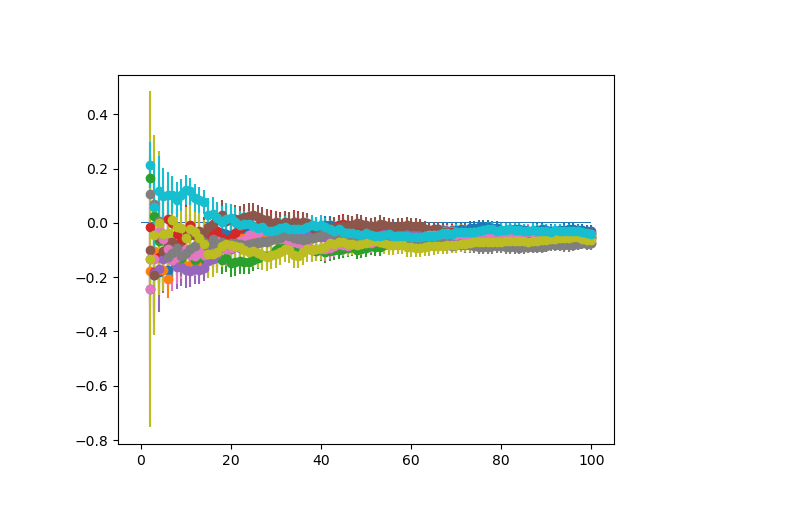
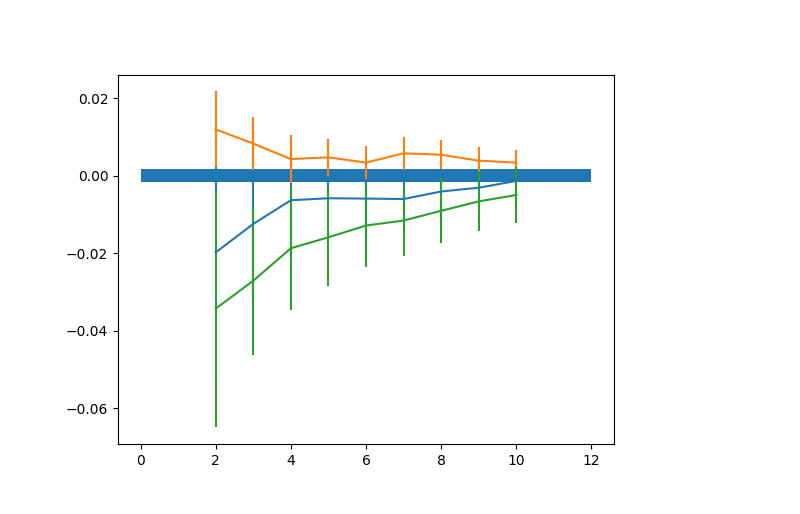
Before and after one commit to claudiopica/HiRep, a Jupyter notebook: PureGauge/tune_analysis.ipynb, the cells around one changed output. Cells and saved outputs as stored; diff of their text form; code cells hidden in the pictures.

Commit message:
cosmetic for the tuning

```diff
--- a/PureGauge/tune_analysis.ipynb
+++ b/PureGauge/tune_analysis.ipynb
@@ -17,22 +17,22 @@ def stepcounter(idx:int,idxmax:list):
 
 
 def read_outfile(linfile_name:str):
-
+    header=True
     with open(linfile_name) as lfile:
         for lline in lfile:
-            if("[INIT ML][0]number of MultiLevels=" in lline):
+            if("[INIT ML][0]number of MultiLevels=" in lline and header):
                 nllev = int(re.split("=",lline)[1])
                 nit_tune_levels=[None]* nllev
                 gbidx=toridx=-1
 
-            elif("[INIT ML][0]ML tuning level=" in lline):
+            elif("[INIT ML][0]ML tuning level=" in lline and header):
                 tunelev = int(re.split("=",lline)[1])
                 nit_tune_levels=nit_tune_levels[:(tunelev+1)]
                 print(f"Output file contain tuning on lev:{tunelev}")
-                print(f"Each conf contains {np.prod(nit_tune_levels)} different measures split along {nit_tune_levels} remaining update levels")
+                print(f"Each conf contains {np.prod(nit_tune_levels)} different measures split along {tunelev+1} remaining update levels")
 
                 store=[]
-            elif("[INIT ML][0]lev " in lline):
+            elif("[INIT ML][0]lev " in lline and header):
                 stringsplit = re.split("=| ",lline)
                 llevid=int(stringsplit[2])
                 lup=int(stringsplit[4])
@@ -41,14 +41,17 @@ def read_outfile(linfile_name:str):
                 cnfgid=int(lline.split()[1])
                 assert(np.mod(gbidx,np.prod(nit_tune_levels))== np.prod(nit_tune_levels)-1)
                 assert(np.mod(toridx,np.prod(nit_tune_levels))== np.prod(nit_tune_levels)-1)
+                header=False
+            elif("[MEASURE_TUNE][0]Glueball operator tune measure" in lline):
+                (gbidx,idxlst) = stepcounter(gbidx,nit_tune_levels)
+            elif("[MEASURE_TUNE][0]Torellon operator tune measure" in lline):
+                (toridx,idxlst) = stepcounter(toridx,nit_tune_levels)
             elif("[Measure ML][0]1pt function P=" in lline or "[Measure ML][0]1ptTor function P=" in lline):
                 stringsplit = lline.split()
                 if(stringsplit[1]=='ML][0]1pt'):
                     typestring="glueball"
-                    (gbidx,idxlst) = stepcounter(gbidx,nit_tune_levels)
                 else:
                     typestring="torellon"
-                    (toridx,idxlst) = stepcounter(toridx,nit_tune_levels)
                 plst = list(map(lambda x:int(x), re.split("P=\(|,|\)", stringsplit[3] )[1:-1]))
                 irrepstring = re.split("=", stringsplit[4] )[1]
                 evstring = re.split("=", stringsplit[6] )[1]
@@ -62,9 +65,9 @@ def read_outfile(linfile_name:str):
                 data_dic["values"]=[float(i) for i in stringsplit[1:-1] if i ]
                 store.append(data_dic.copy())
     if(toridx!=-1):
-        print(f"Found {(toridx+1)//np.prod(nit_tune_levels)} torellons configuration measurements")
+        print(f"Found {(toridx+1)/np.prod(nit_tune_levels)} torellons configuration measurements")
     if(gbidx!=-1):
-        print(f"Found {(gbidx+1)//np.prod(nit_tune_levels)} glueballs configuration measurements")
+        print(f"Found {(gbidx+1)/np.prod(nit_tune_levels)} glueballs configuration measurements")
     data_df = pd.DataFrame(store)
     #data_df.astype)
 
@@ -102,6 +105,9 @@ def stdmean(ar):
 
 def tune_meas(dataf,tid:int,opid:int,ncut:int):
     data_df3=dataf[dataf["t"]==tid].copy()
+    if(data_df3.size < 1):
+        print(f"Choosen t({tid}) value is not included in the available data")
+        return
     data_df3.drop(columns=['stdmean'], inplace=True, errors='ignore')
     tunename = [ i for i in data_df3.columns if re.search("^ML_index",i)][-1]
     resttunename =["cfgid","t"] + [ i for i in data_df3.columns if re.search("^ML_index",i)][:-1]
@@ -129,0 +129,2 @@ Found 7 glueballs configuration measurements
+# %%
+data_df1=read_outfile("/home/rago/HiRep/PureGauge/out_tune_0")
@@ -130,4 +136,4 @@ Found 7 glueballs configuration measurements
 # %%
-data_df1_2 = data_df1[data_df1["cfgid"]!=0].copy()
-data_df2=data_select(data_df1_2 , "glueball" , "A1plusOhP" , "+" ,"1/1" )
+data_df1 = data_df1[data_df1["cfgid"]!=0].copy()
+data_df2=data_select(data_df1 , "glueball" , "A1plusOhP" , "+" ,"1/1" )
 # %% [output]
@@ -136,23 +158,23 @@ Number of available operators 8
 # %%
 x1=y1=e1=[]
-for cut in range(2,101):
-    [std,mat] = tune_meas(data_df2,9,0,cut)
-    [ly1,le1] = [mat["values"].tolist(),mat["stdmean"].tolist()]
+for cut in range(2,11):
+    [std,data_df3] = tune_meas(data_df2,47,13,cut)
+    [ly1,le1] = [data_df3["values"].tolist(),data_df3["stdmean"].tolist()]
     lx1= [cut]*len(ly1)
     x1=x1+[lx1]
     y1=y1+[ly1]
     e1=e1+[le1]
 
 
 x1 = np.array(x1).T
 y1 = np.array(y1).T
 e1 = np.array(e1).T
 fig, ax = plt.subplots()
 
 
-for i in range(10,20):
-    ax.errorbar(x1[i], y1[i], yerr=e1[i], fmt="o")
-ax.fill_between([0,100],[std,std],[-std,-std])
+for i in range(len(x1)-3):
+    ax.errorbar(x1[i], y1[i], yerr=e1[i], fmt="")
+ax.fill_between([0,12],[std,std],[-std,-std])
 plt.show()
 # %% [output]
-[figure, old version]
+[figure, new version]
```
Also changed, not shown: parts of 16 cells of this notebook, 1 other file.
